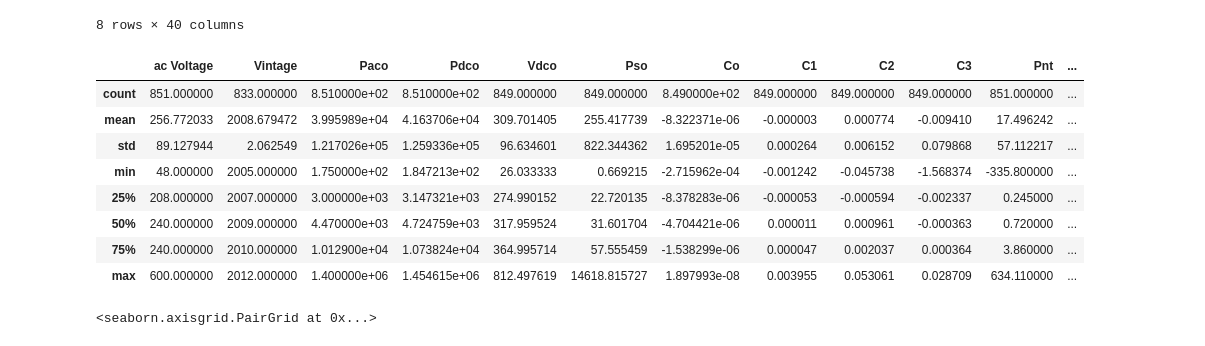
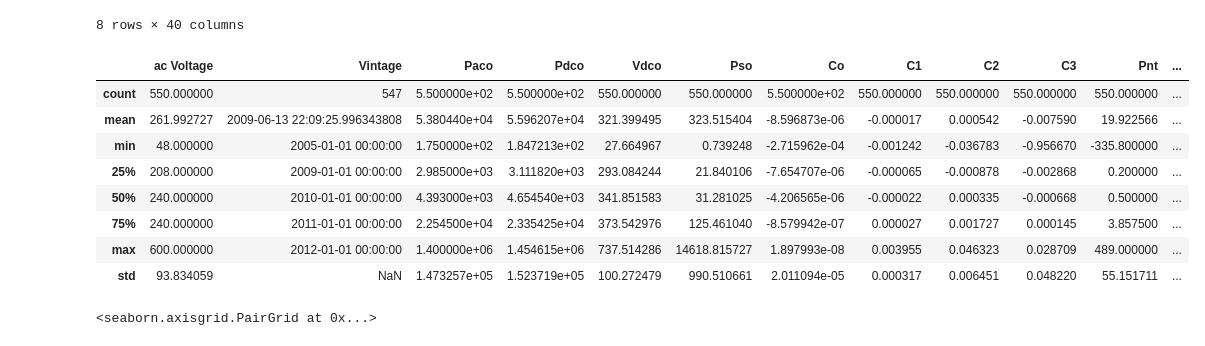
Before and after one commit to Harold2828/PV-Autosizing, a Jupyter notebook: Testing.ipynb, the cells around one changed output. Cells and saved outputs as stored; diff of their text form; code cells hidden in the pictures.

```diff
--- a/Testing.ipynb
+++ b/Testing.ipynb
@@ -44,17 +43,20 @@ solar_panels.describe()
 | max | 50.700000 | 864.000000 | 12.000000 | 34.720000 | 525.980000 | 30.860000 | 413.140000 | 0.001200 | 0.001470 | ... |
 8 rows × 40 columns
 # %%
+inverters = pd.read_csv("Data/Inverter.csv")
+inverters = inverters[ ~inverters['Vdcmax'].isnull() &  ~inverters['Idcmax'].isnull()]
+inverters['Vintage'] = pd.to_datetime(inverters['Vintage'], format="%Y")
 inverters.describe()
 # %% [output]
 |  | ac Voltage | Vintage | Paco | Pdco | Vdco | Pso | Co | C1 | C2 | C3 | Pnt | ... |
-| count | 851.000000 | 833.000000 | 8.510000e+02 | 8.510000e+02 | 849.000000 | 849.000000 | 8.490000e+02 | 849.000000 | 849.000000 | 849.000000 | 851.000000 | ... |
-| mean | 256.772033 | 2008.679472 | 3.995989e+04 | 4.163706e+04 | 309.701405 | 255.417739 | -8.322371e-06 | -0.000003 | 0.000774 | -0.009410 | 17.496242 | ... |
-| std | 89.127944 | 2.062549 | 1.217026e+05 | 1.259336e+05 | 96.634601 | 822.344362 | 1.695201e-05 | 0.000264 | 0.006152 | 0.079868 | 57.112217 | ... |
-| min | 48.000000 | 2005.000000 | 1.750000e+02 | 1.847213e+02 | 26.033333 | 0.669215 | -2.715962e-04 | -0.001242 | -0.045738 | -1.568374 | -335.800000 | ... |
-| 25% | 208.000000 | 2007.000000 | 3.000000e+03 | 3.147321e+03 | 274.990152 | 22.720135 | -8.378283e-06 | -0.000053 | -0.000594 | -0.002337 | 0.245000 | ... |
-| 50% | 240.000000 | 2009.000000 | 4.470000e+03 | 4.724759e+03 | 317.959524 | 31.601704 | -4.704421e-06 | 0.000011 | 0.000961 | -0.000363 | 0.720000 | ... |
-| 75% | 240.000000 | 2010.000000 | 1.012900e+04 | 1.073824e+04 | 364.995714 | 57.555459 | -1.538299e-06 | 0.000047 | 0.002037 | 0.000364 | 3.860000 | ... |
-| max | 600.000000 | 2012.000000 | 1.400000e+06 | 1.454615e+06 | 812.497619 | 14618.815727 | 1.897993e-08 | 0.003955 | 0.053061 | 0.028709 | 634.110000 | ... |
+| count | 550.000000 | 547 | 5.500000e+02 | 5.500000e+02 | 550.000000 | 550.000000 | 5.500000e+02 | 550.000000 | 550.000000 | 550.000000 | 550.000000 | ... |
+| mean | 261.992727 | 2009-06-13 22:09:25.996343808 | 5.380440e+04 | 5.596207e+04 | 321.399495 | 323.515404 | -8.596873e-06 | -0.000017 | 0.000542 | -0.007590 | 19.922566 | ... |
+| min | 48.000000 | 2005-01-01 00:00:00 | 1.750000e+02 | 1.847213e+02 | 27.664967 | 0.739248 | -2.715962e-04 | -0.001242 | -0.036783 | -0.956670 | -335.800000 | ... |
+| 25% | 208.000000 | 2009-01-01 00:00:00 | 2.985000e+03 | 3.111820e+03 | 293.084244 | 21.840106 | -7.654707e-06 | -0.000065 | -0.000878 | -0.002868 | 0.200000 | ... |
+| 50% | 240.000000 | 2010-01-01 00:00:00 | 4.393000e+03 | 4.654540e+03 | 341.851583 | 31.281025 | -4.206565e-06 | -0.000022 | 0.000335 | -0.000668 | 0.500000 | ... |
+| 75% | 240.000000 | 2011-01-01 00:00:00 | 2.254500e+04 | 2.335425e+04 | 373.542976 | 125.461040 | -8.579942e-07 | 0.000027 | 0.001727 | 0.000145 | 3.857500 | ... |
+| max | 600.000000 | 2012-01-01 00:00:00 | 1.400000e+06 | 1.454615e+06 | 737.514286 | 14618.815727 | 1.897993e-08 | 0.003955 | 0.046323 | 0.028709 | 489.000000 | ... |
+| std | 93.834059 | NaN | 1.473257e+05 | 1.523719e+05 | 100.272479 | 990.510661 | 2.011094e-05 | 0.000317 | 0.006451 | 0.048220 | 55.151711 | ... |
 # %%
 sns.pairplot(projects,hue='regime')
 # %% [output]
```
Also changed, not shown: parts of 11 cells of this notebook.
